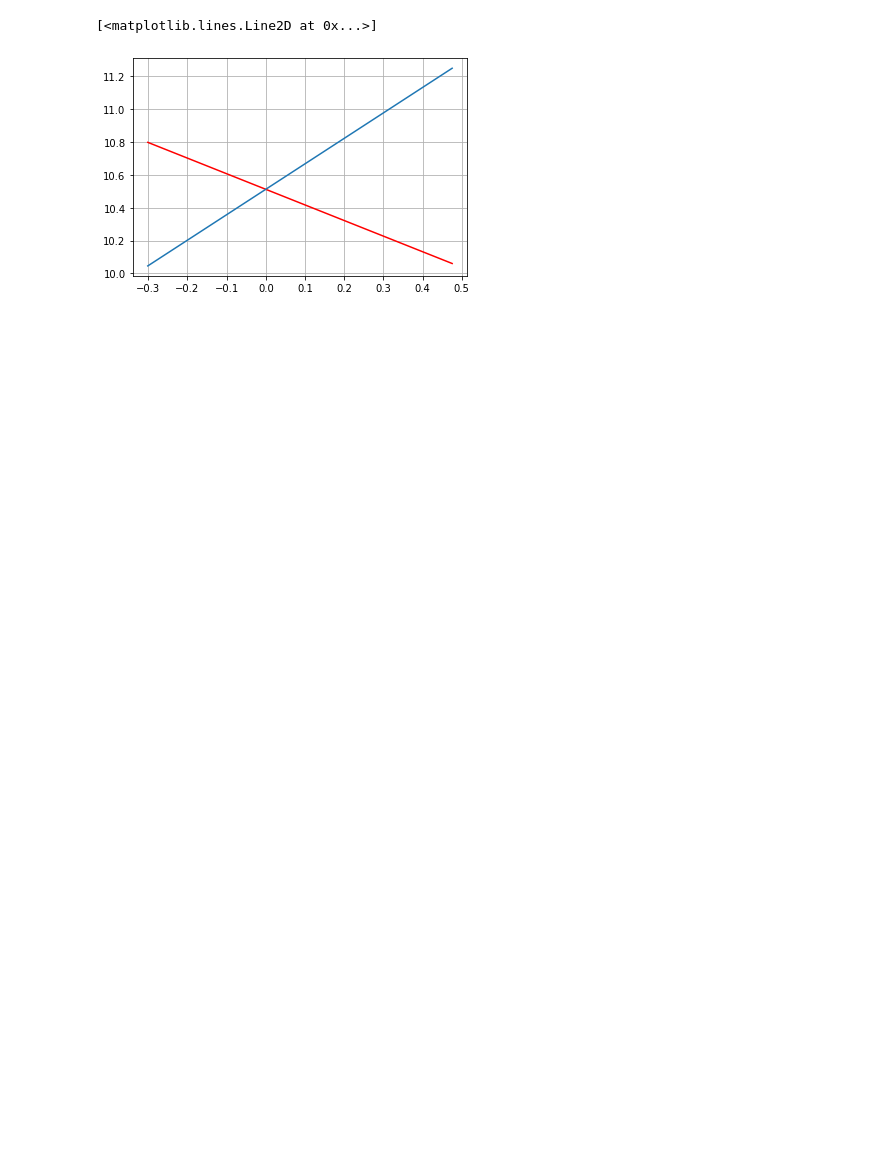
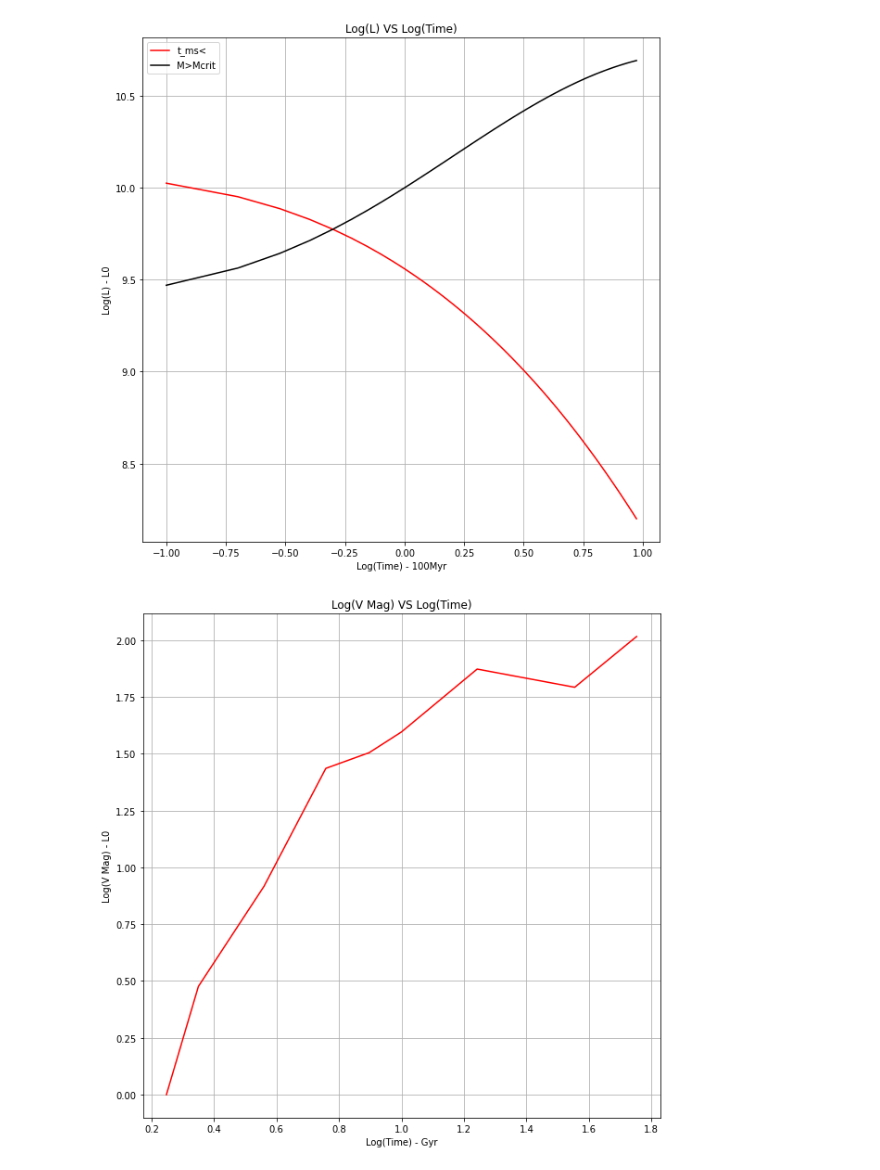
Before and after one commit to Mattbrake951/Rspberry-Shake-data, a Jupyter notebook: PX3251-assignment.ipynb, the cells around one changed output. Cells and saved outputs as stored; diff of their text form; code cells hidden in the pictures; blank space fills up the shorter version.

```diff
--- a/PX3251-assignment.ipynb
+++ b/PX3251-assignment.ipynb
@@ -3,38 +3,78 @@
 # %%
 import numpy as np
 import matplotlib.pyplot as plt
 import scipy as sp
-import scipy.integrate as integ
 import scipy.special as spec
-#x = np.linspace(100,0,2)
+M_star = np.arange(10,19.5,0.1)
+M_Bstar = np.arange(0.5,10,0.1)
 M0 = 1
 L0 = 1
-c = 3.255709783*(10**10)
-# M<Mcrit
-M_gal = 10**11
-M_star = np.arange(0.5,3,0.01)
+c = 3.255709783*(10**10) #IMF constant with a galaxy of mass of 10^11M0
+time = np.arange(0,9.5,0.1)
+IMF = c*((M_star)**-2.35)
+p = np.random.rand(95)*10
+integ = np.trapz(p, time, dx=0.1)
+N_M = IMF*integ
+
+# M>Mcrit
+M_star = np.arange(10,19.5,0.1)
 LogM_star = np.log10(M_star)
 
 t_ms = 10*((M_star)**-2.5)
 Logt_ms = np.log10(t_ms)
 
-Ltot = c*((M_star)**-0.95)
+Ltot = N_M*((M_Bstar)**-0.95)
 LogLtot = np.log10(Ltot)
+plt.figure(figsize=(10,10))
+plt.plot(np.log10(time), LogLtot, color='r')
 
-plt.plot(LogM_star, LogLtot, color='r')
-plt.grid()
-
-#M>Mcrit
-M_Bstar = np.arange(0.5,3,0.01)
+#M<Mcrit
+M_Bstar = np.arange(0.5,10,0.1)
 LogM_Bstar = np.log10(M_Bstar)
 
 t_msBstar = 10*((M_Bstar)**-2.5)
 Logt_msBstar = np.log10(t_msBstar)
 
-BLtot = c*((M_Bstar)**1.55)
+BLtot = N_M*((M_Bstar)**1.55)
 LogBLtot = np.log10(BLtot)
 
-plt.plot(LogM_Bstar, LogBLtot)
+
+plt.plot(np.log10(time), LogBLtot,'black')
+plt.ylabel('Log(L) - L0')
+plt.xlabel('Log(Time) - 100Myr')
+plt.legend(['t_ms<','M>Mcrit'])
+plt.title('Log(L) VS Log(Time)')
+plt.grid()
+plt.figure(figsize=(10,10))
+
+#V Magnitude plot
+fname1 = '2023-Data.txt'
+dtype1 = np.dtype([('Mass/M0', 'f8'),('Absolute_V_Mag', 'f8'),('B_V_Colour', 'f8')])
+mass,V_Mag,B_V_Mag = np.loadtxt(fname1, dtype=dtype1, usecols=(0,1,2), unpack=True, skiprows=1)
+
+#We know:
+t_ms = 10*((mass)**-2.5)
+Logt_ms = np.log10(t_ms)
+LogV_Mag = np.log(V_Mag)
+plt.plot(Logt_ms,LogV_Mag, color='r')
+plt.ylabel('Log(V Mag) - L0')
+plt.xlabel('Log(Time) - Gyr')
+plt.title('Log(V Mag) VS Log(Time)')
+plt.grid()
+
+#B-V Mag Plot:
+LogB_V_Mag = np.log10(B_V_Mag)
+plt.figure(figsize=(10,10))
+plt.plot(Logt_ms,LogB_V_Mag, color='r')
+plt.ylabel('Log(B-V Mag) - L0')
+plt.xlabel('Log(Time) - Gyr')
+plt.title('Log(B-V Mag) VS Log(Time)')
+plt.grid()
+
+
+for x in Logt_ms:
+  if x >1: LogV_Mag = 1.59533
+  #plt.plot(x)
 # %% [output]
-[<matplotlib.lines.Line2D at 0x...>]
-[figure, old version]
+[figure, new version]
+[figure, added]
```
Also changed, not shown: parts of 1 cell of this notebook.
